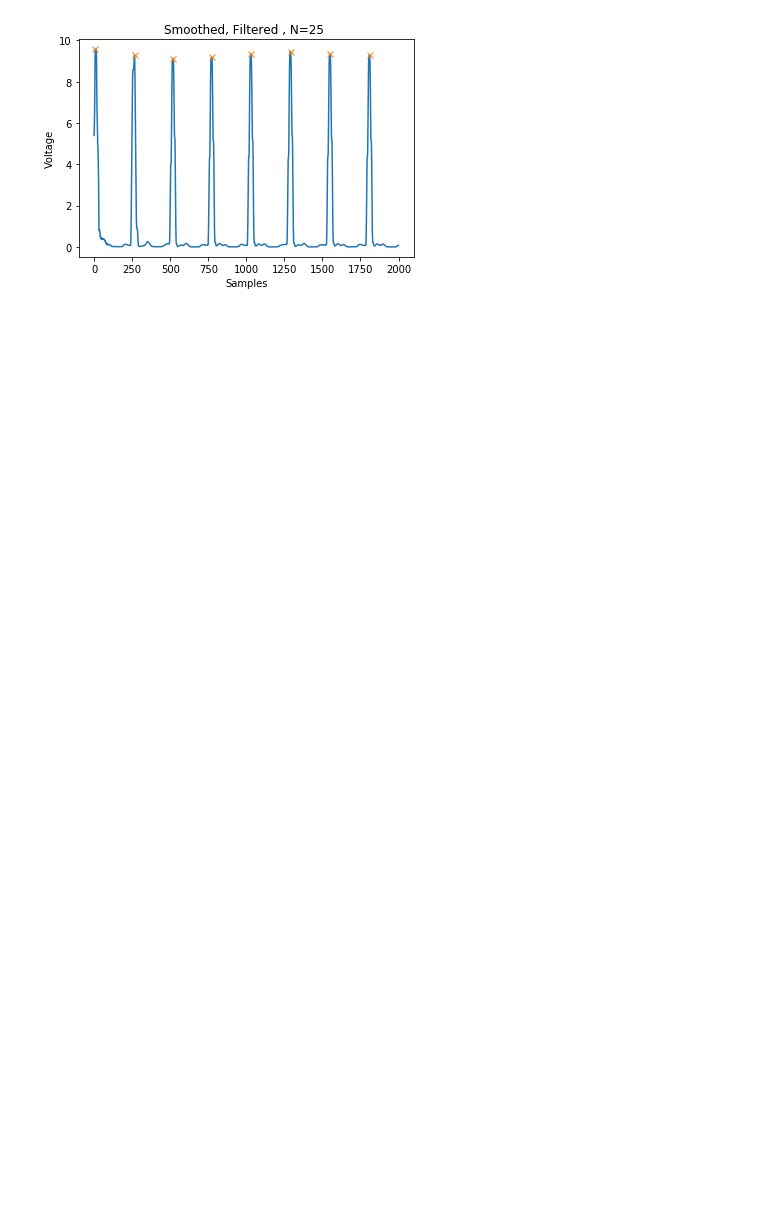
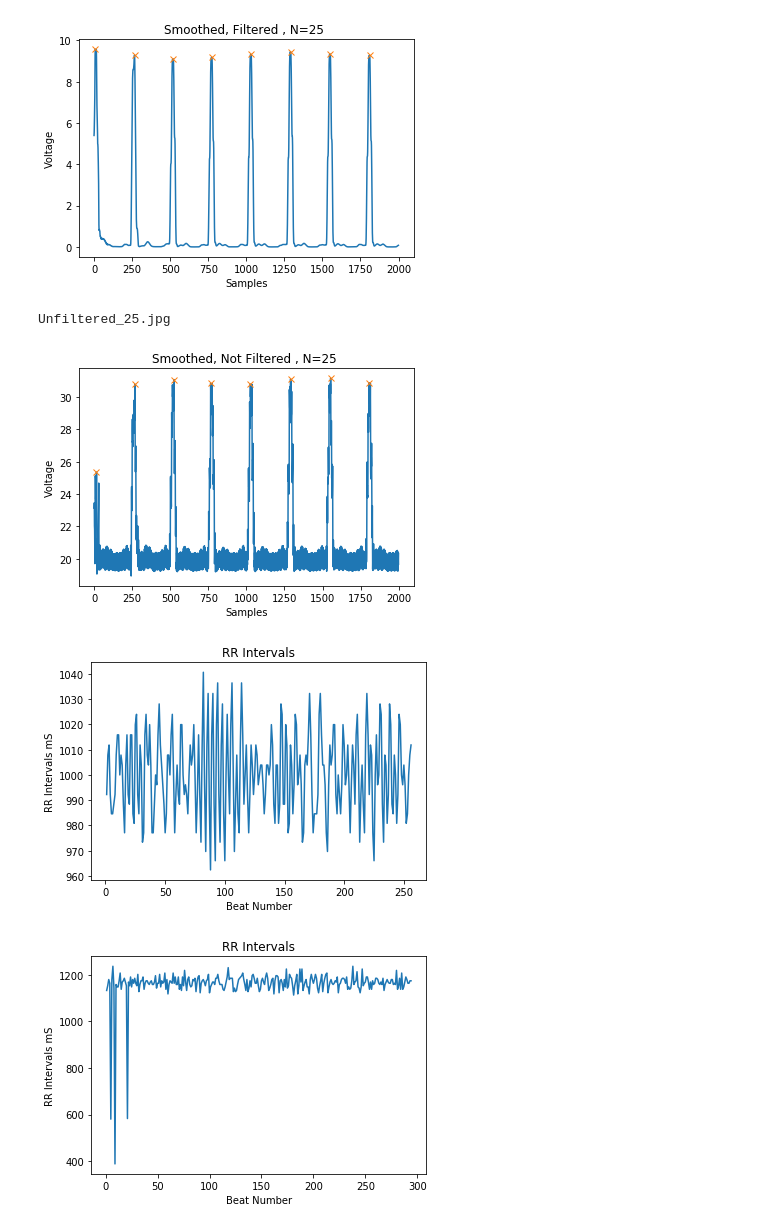
Before and after one commit to gharam37/ECG-Signal-Detection, a Jupyter notebook: Assignment1.ipynb, the cells around one changed output. Cells and saved outputs as stored; diff of their text form; code cells hidden in the pictures; blank space fills up the shorter version.

```diff
--- a/Assignment1.ipynb
+++ b/Assignment1.ipynb
@@ -156,37 +156,41 @@ def MissingBeats(data,savingName,Window=25):
             difference=peaks[i]-peaks[i-1]
             if(difference>average*1.7):
                 print("Missing Beat At")
-                print((peaks[i]+peaks[i-1])/(2))
-                output=output+[(peaks[i]+peaks[i-1])/(2)]
+                print(round((peaks[i]+peaks[i-1])/(2)))
+                output=output+[round((peaks[i]+peaks[i-1])/(2))]
                 seconds=seconds+[(peaks[i]+peaks[i-1])/(2*256)]
         writer = csv.writer(f)
         #print(output)
         print("Missing Beats in seconds")
         print(seconds)
         writer.writerow(output)
 
 
 
 
 if __name__ == "__main__":
 
     PlotFiltered = PlotFiltered(data)
     smoothed=SmoothWithWindow(data,Window=5)
     Plot(smoothed,"Smoothed, Filtered , N=5 ","DetectedR_5.jpg")
     smoothed=SmoothWithWindow(data,Window=15)
     Plot(smoothed,"Smoothed, Filtered , N=15 ","DetectedR_15.jpg")
     smoothed=SmoothWithWindow(data,Window=25)
     Plot(smoothed,"Smoothed, Filtered , N=25 ","DetectedR_25.jpg")
     SkipFilter =SkipFilter(data[0])
     Plot(SkipFilter,"Smoothed, Not Filtered , N=25 ","Unfiltered_25.jpg")
     RRIntervals(data,"RR.jpg",25)
 
     MissingBeats(data2,"RR2.jpg",Window=25)
 # %% [output]
 [figure]
 DetectedR_5.jpg
 [figure]
 DetectedR_15.jpg
 [figure]
 DetectedR_25.jpg
 [figure]
+Unfiltered_25.jpg
+[figure, added]
+[figure, added]
+[figure, added]
```
Also changed, not shown: parts of 1 cell of this notebook, 2 other files.
